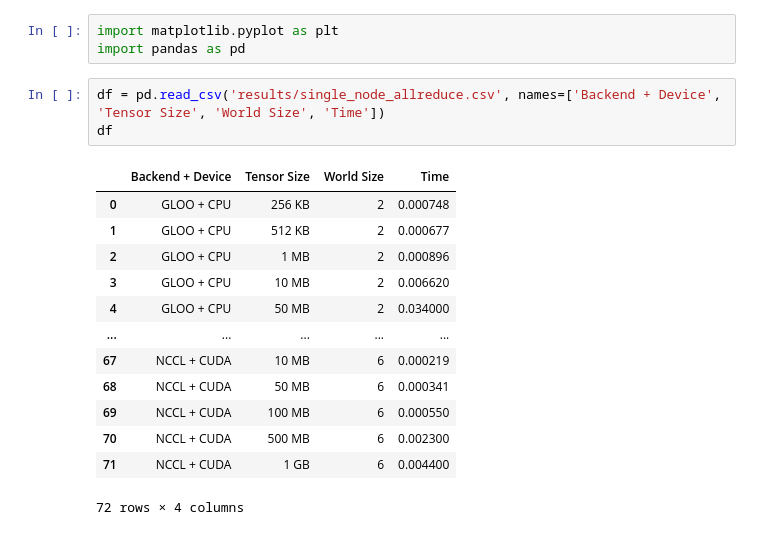
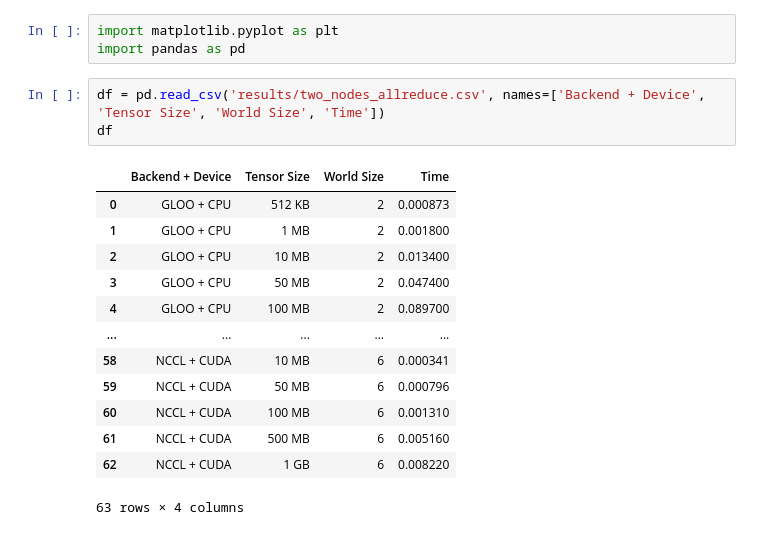
Before and after one commit to marcelroed/spring2024-assignment2-systems, a Jupyter notebook: cs336-systems/cs336_systems/make_plots.ipynb, the cells around one changed output. Saved outputs shown, nothing was run; the diff lists cells and outputs as text.

```diff
--- a/cs336-systems/cs336_systems/make_plots.ipynb
+++ b/cs336-systems/cs336_systems/make_plots.ipynb
@@ -2,22 +2,22 @@
 import matplotlib.pyplot as plt
 import pandas as pd
 # %%
-df = pd.read_csv('results/single_node_allreduce.csv', names=['Backend + Device', 'Tensor Size', 'World Size', 'Time'])
+df = pd.read_csv('results/two_nodes_allreduce.csv', names=['Backend + Device', 'Tensor Size', 'World Size', 'Time'])
 df
 # %% [output]
 |  | Backend + Device | Tensor Size | World Size | Time |
-| 0 | GLOO + CPU | 256 KB | 2 | 0.000748 |
-| 1 | GLOO + CPU | 512 KB | 2 | 0.000677 |
-| 2 | GLOO + CPU | 1 MB | 2 | 0.000896 |
-| 3 | GLOO + CPU | 10 MB | 2 | 0.006620 |
-| 4 | GLOO + CPU | 50 MB | 2 | 0.034000 |
+| 0 | GLOO + CPU | 512 KB | 2 | 0.000873 |
+| 1 | GLOO + CPU | 1 MB | 2 | 0.001800 |
+| 2 | GLOO + CPU | 10 MB | 2 | 0.013400 |
+| 3 | GLOO + CPU | 50 MB | 2 | 0.047400 |
+| 4 | GLOO + CPU | 100 MB | 2 | 0.089700 |
 | ... | ... | ... | ... | ... |
-| 67 | NCCL + CUDA | 10 MB | 6 | 0.000219 |
-| 68 | NCCL + CUDA | 50 MB | 6 | 0.000341 |
-| 69 | NCCL + CUDA | 100 MB | 6 | 0.000550 |
-| 70 | NCCL + CUDA | 500 MB | 6 | 0.002300 |
-| 71 | NCCL + CUDA | 1 GB | 6 | 0.004400 |
+| 58 | NCCL + CUDA | 10 MB | 6 | 0.000341 |
+| 59 | NCCL + CUDA | 50 MB | 6 | 0.000796 |
+| 60 | NCCL + CUDA | 100 MB | 6 | 0.001310 |
+| 61 | NCCL + CUDA | 500 MB | 6 | 0.005160 |
+| 62 | NCCL + CUDA | 1 GB | 6 | 0.008220 |
-72 rows × 4 columns
+63 rows × 4 columns
 # %%
 %config InlineBackend.figure_formats = ['svg']
 for backend_device in df['Backend + Device'].unique():
```
Also changed, not shown: parts of 1 cell of this notebook, 20 other files.
